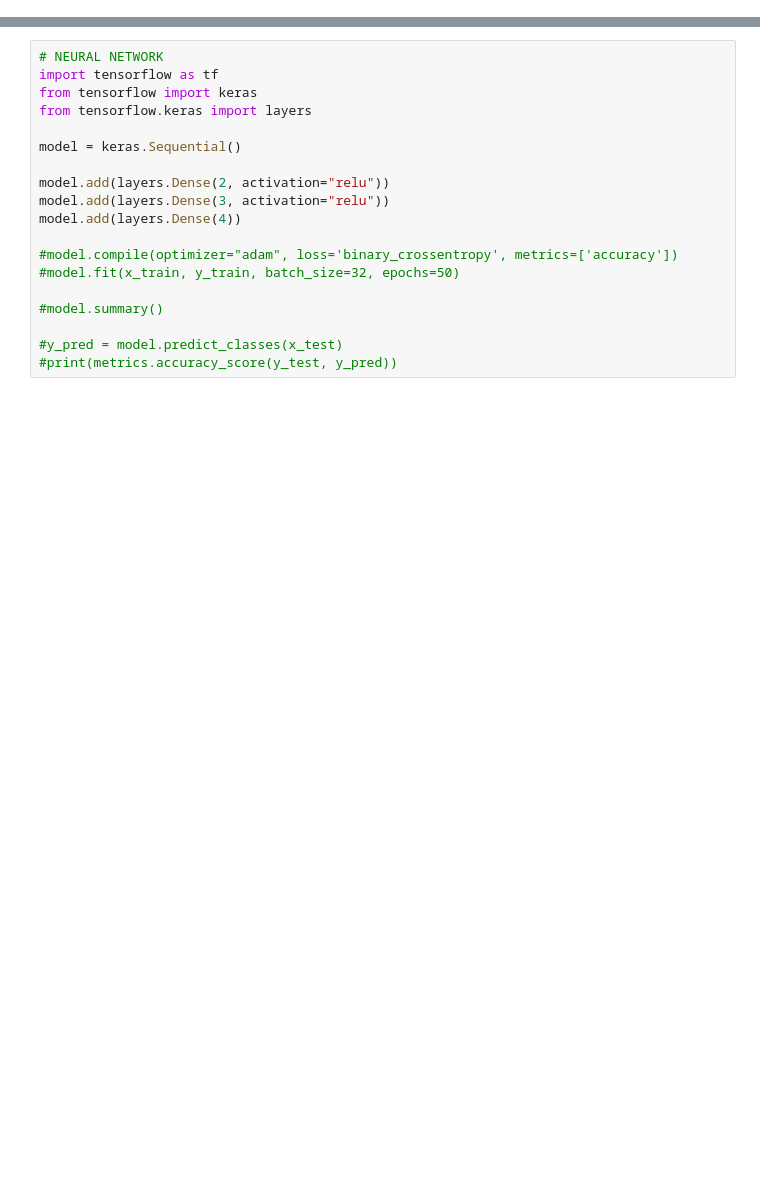
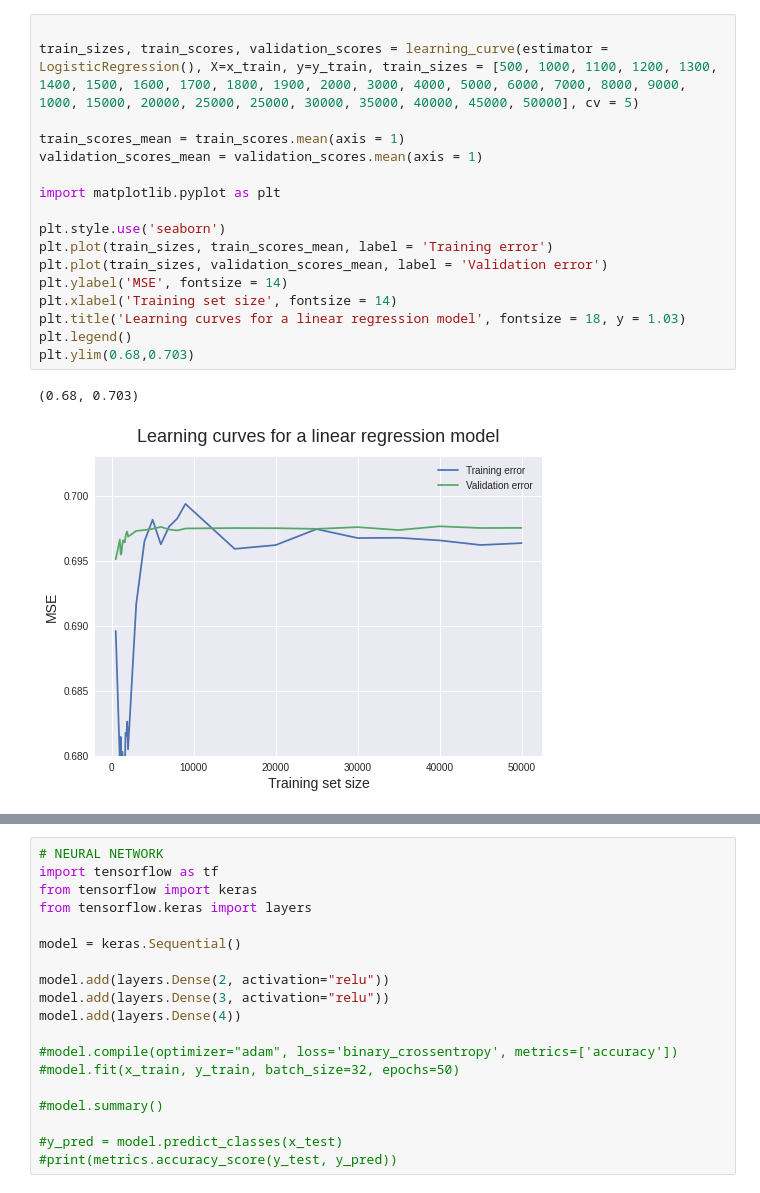
Before and after one commit to alexanderameye/machine-learning, a Jupyter notebook: project/data/notebook.ipynb, the cells around one changed output, grey strips where cells are left out. Saved outputs shown, nothing was run; the diff lists cells and outputs as text; blank space fills up the shorter version.

```diff
--- a/project/data/notebook.ipynb
+++ b/project/data/notebook.ipynb
@@ -313,0 +468,20 @@ Median:  30.0
+# %%
+
+train_sizes, train_scores, validation_scores = learning_curve(estimator = LogisticRegression(), X=x_train, y=y_train, train_sizes = [500, 1000, 1100, 1200, 1300, 1400, 1500, 1600, 1700, 1800, 1900, 2000, 3000, 4000, 5000, 6000, 7000, 8000, 9000, 1000, 15000, 20000, 25000, 25000, 30000, 35000, 40000, 45000, 50000], cv = 5)
+
+train_scores_mean = train_scores.mean(axis = 1)
+validation_scores_mean = validation_scores.mean(axis = 1)
+
+import matplotlib.pyplot as plt
+
+plt.style.use('seaborn')
+plt.plot(train_sizes, train_scores_mean, label = 'Training error')
+plt.plot(train_sizes, validation_scores_mean, label = 'Validation error')
+plt.ylabel('MSE', fontsize = 14)
+plt.xlabel('Training set size', fontsize = 14)
+plt.title('Learning curves for a linear regression model', fontsize = 18, y = 1.03)
+plt.legend()
+plt.ylim(0.68,0.703)
+# %% [output]
+(0.68, 0.703)
+[figure, added]
```
Also changed, not shown: parts of 24 cells of this notebook.
